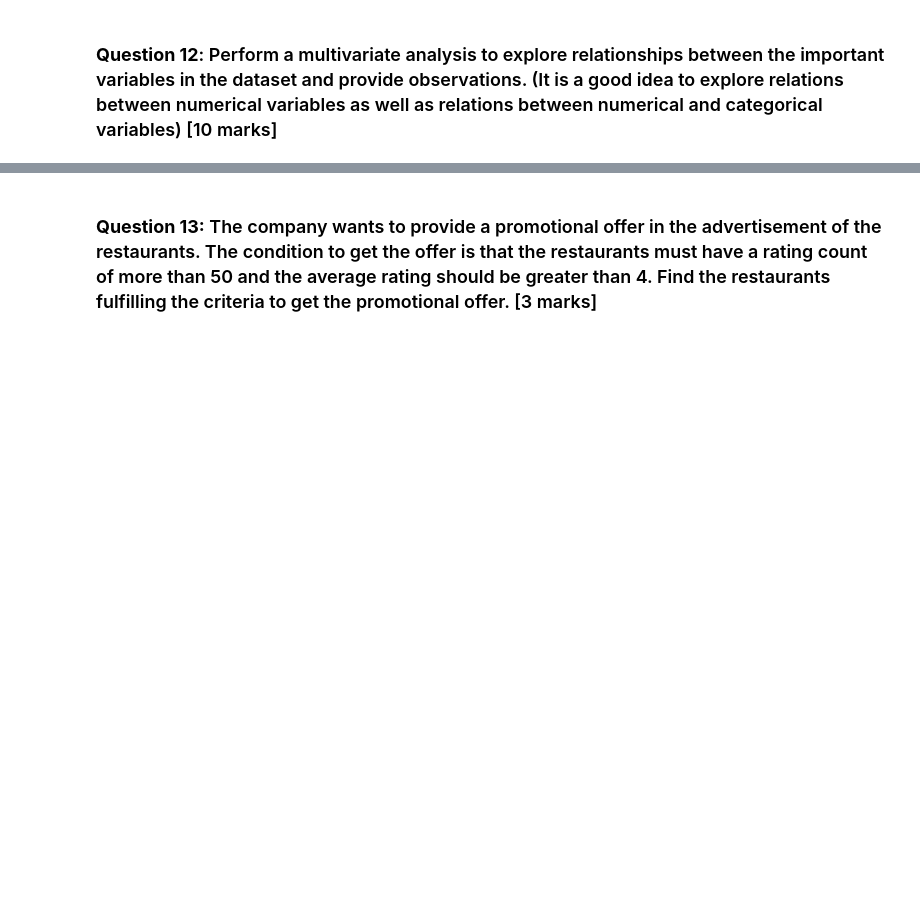
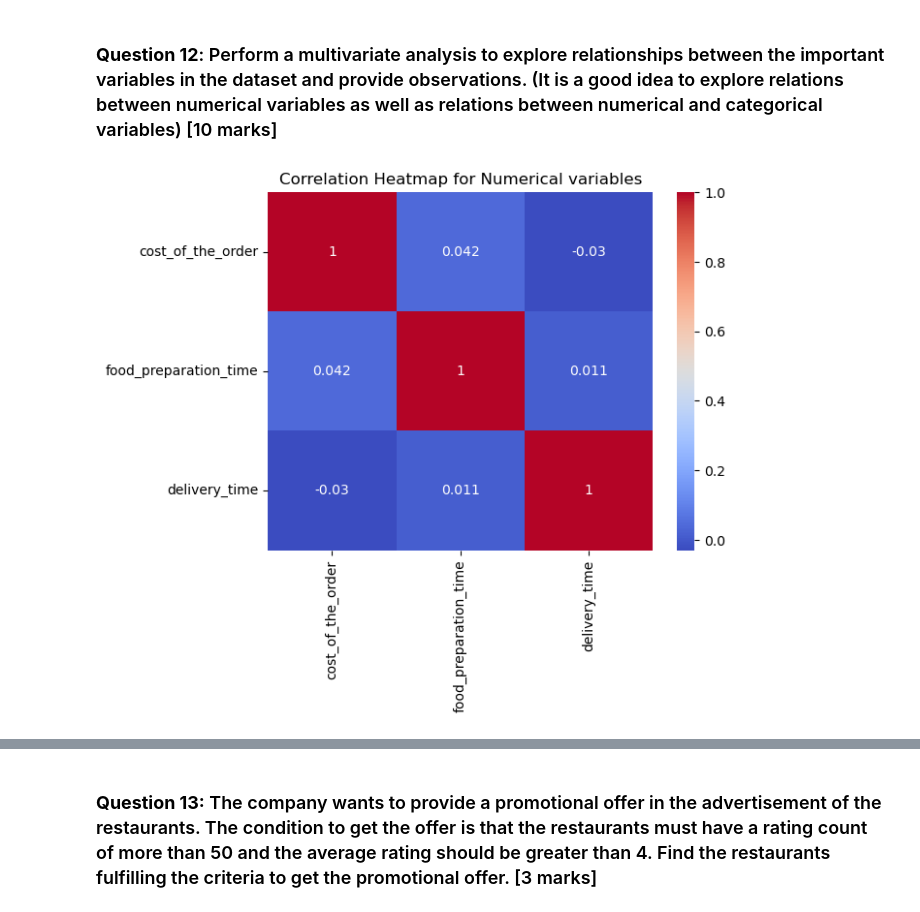
Before and after one commit to Irene-coder-dot/FoodHub_Datadriven_insights, a Jupyter notebook: FoodHub_Project_Learner_Notebook_Full_Code.ipynb, the cells around one changed output, grey strips where cells are left out. Drawn from its saved outputs; the diff is of its cells as text; code cells hidden in the pictures; blank space fills up the shorter version.

```diff
--- a/FoodHub_Project_Learner_Notebook_Full_Code.ipynb
+++ b/FoodHub_Project_Learner_Notebook_Full_Code.ipynb
@@ -333,0 +332,12 @@ The top 5 customer IDs who will receive a 20% discount vouchers are 52832(13 ord
+# %%
+# Write the code here
+# Numerical vs Numerical - Correlation Heatmap
+num_cols = ['cost_of_the_order', 'food_preparation_time', 'delivery_time']
+
+corr = df[num_cols].corr()
+
+sns.heatmap(corr, annot=True, cmap='coolwarm')
+plt.title("Correlation Heatmap for Numerical variables")
+plt.show()
+# %% [output]
+[figure, added]
```
Also changed, not shown: parts of 20 cells of this notebook.
